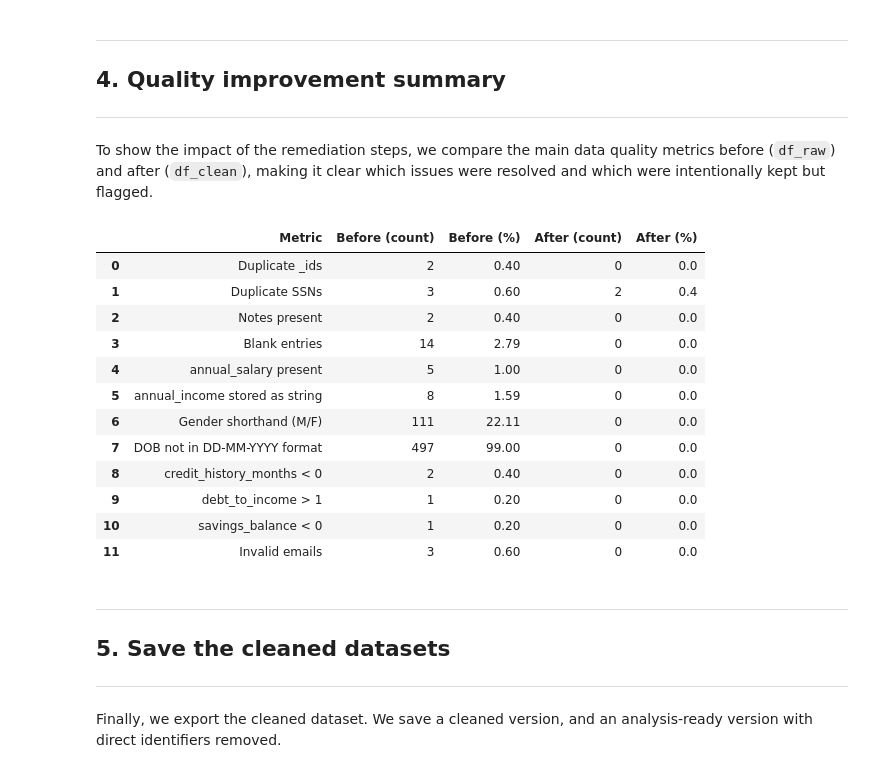
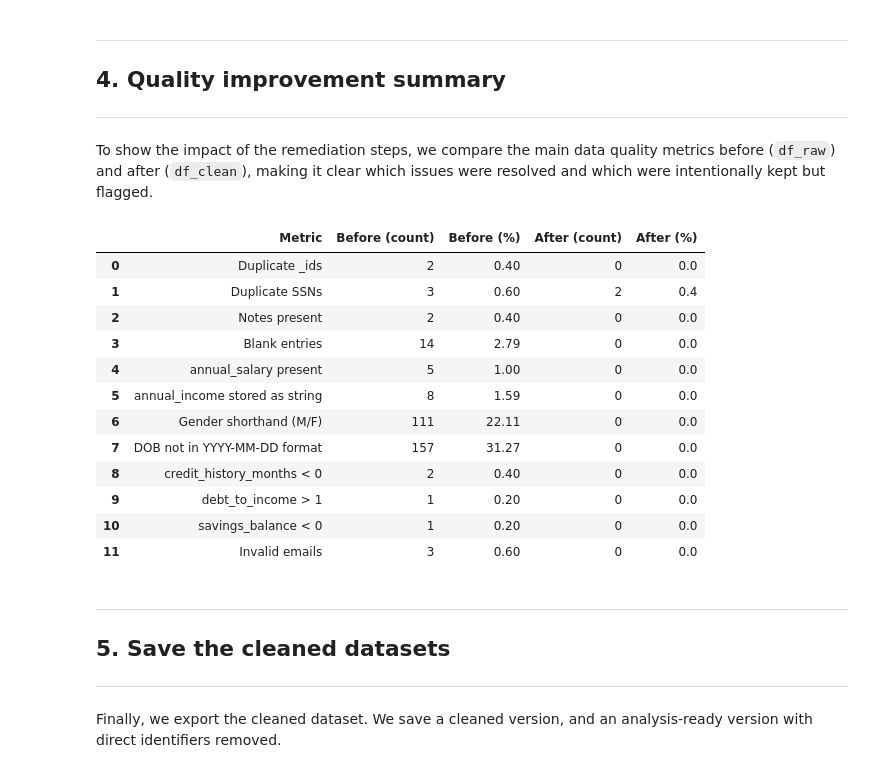
Before and after one commit to catarinapalma01/dego-project-team3, a Jupyter notebook: notebooks/01-data-quality.ipynb, the cells around one changed output. Saved outputs shown, nothing was run; the diff lists cells and outputs as text; code cells hidden in the pictures.

```diff
--- a/notebooks/01-data-quality.ipynb
+++ b/notebooks/01-data-quality.ipynb
@@ -1096,8 +1106,8 @@ dob_dt.loc[m_slash] = pd.to_datetime(dob_raw.loc[m_slash], errors="coerce", form
 m_mdy = m_slash & dob_dt.isna()
 dob_dt.loc[m_mdy] = pd.to_datetime(dob_raw.loc[m_mdy], errors="coerce", format="%m/%d/%Y")
 
-# Store standardized string format (DD-MM-YYYY)
-df_clean["applicant_info.date_of_birth"] = dob_dt.dt.strftime("%d-%m-%Y").astype("string")
+# Store standardized string format (YYYY-MM-DD)
+df_clean["applicant_info.date_of_birth"] = dob_dt.dt.strftime("%Y-%m-%d").astype("string")
 
 # Quick check
 still_bad = dob_raw.notna() & dob_dt.isna()
@@ -1225,48 +1235,49 @@ gender_shorth_after = int(df_clean["applicant_info.gender"].astype("string").isi
 
 rows.append(["Gender shorthand (M/F)", n_M + n_F, pct(n_M + n_F, n_before), gender_shorth_after, pct(gender_shorth_after, n_after)])
 
-# 6) DOB parseability (matches remediation formats: DD-MM-YYYY)
-def dob_not_standard_ddmmyyyy(df):
+# 6) DOB format (matches YYYY-MM-DD)
+def dob_not_standard_yyyymmdd(df):
     dob = df["applicant_info.date_of_birth"].astype("string").str.strip().replace({"": pd.NA})
-    return int((dob.notna() & ~dob.str.match(r"^\d{2}-\d{2}-\d{4}$", na=False)).sum())
+    return int((dob.notna() & ~dob.str.match(r"^\d{4}-\d{2}-\d{2}$", na=False)).sum())
 
-date_format_before = dob_not_standard_ddmmyyyy(df_raw)
-date_format_after = dob_not_standard_ddmmyyyy(df_clean)
-rows.append(["DOB not in DD-MM-YYYY format", date_format_before, pct(date_format_before, n_before), date_format_after, pct(date_format_after, n_after)])
+date_format_before = dob_not_standard_yyyymmdd(df_raw)
+date_format_after  = dob_not_standard_yyyymmdd(df_clean)
+
+rows.append(["DOB not in YYYY-MM-DD format", date_format_before, pct(date_format_before, n_before), date_format_after,  pct(date_format_after,  n_after)])
 
 # 7) Invalid numeric values
 chm_before = (chm < 0).sum()
 chm_after = int(pd.to_numeric(df_clean["financials.credit_history_months"], errors="coerce").lt(0).sum())
 
 dti_before = (dti > 1).sum()
 dti_after = int(pd.to_numeric(df_clean["financials.debt_to_income"], errors="coerce").gt(1).sum())
 
 sb_before = (sav < 0).sum()
 sb_after = int(pd.to_numeric(df_clean["financials.savings_balance"], errors="coerce").lt(0).sum())
 
 rows.append(["credit_history_months < 0", chm_before, pct(chm_before, n_before), chm_after, pct(chm_after, n_after)])
 rows.append(["debt_to_income > 1", dti_before, pct(dti_before, n_before), dti_after, pct(dti_after, n_after)])
 rows.append(["savings_balance < 0", sb_before, pct(sb_before, n_before), sb_after, pct(sb_after, n_after)])
 
 # 8) Email validity
 invalid_email_before = int(missing_at.sum()) + int(bad_domain.sum())
 invalid_email_after = int((email_after.notna() & ~email_after.str.contains("@", na=False)).sum())
 
 rows.append(["Invalid emails", invalid_email_before, pct(invalid_email_before, n_before), invalid_email_after, pct(invalid_email_after, n_after)])
 
 # 9) Build summary table
 summary = pd.DataFrame(rows, columns=["Metric", "Before (count)", "Before (%)", "After (count)", "After (%)"])
 display(summary)
 # %% [output]
 |  | Metric | Before (count) | Before (%) | After (count) | After (%) |
 | 0 | Duplicate _ids | 2 | 0.40 | 0 | 0.0 |
 | 1 | Duplicate SSNs | 3 | 0.60 | 2 | 0.4 |
 | 2 | Notes present | 2 | 0.40 | 0 | 0.0 |
 | 3 | Blank entries | 14 | 2.79 | 0 | 0.0 |
 | 4 | annual_salary present | 5 | 1.00 | 0 | 0.0 |
 | 5 | annual_income stored as string | 8 | 1.59 | 0 | 0.0 |
 | 6 | Gender shorthand (M/F) | 111 | 22.11 | 0 | 0.0 |
-| 7 | DOB not in DD-MM-YYYY format | 497 | 99.00 | 0 | 0.0 |
+| 7 | DOB not in YYYY-MM-DD format | 157 | 31.27 | 0 | 0.0 |
 | 8 | credit_history_months < 0 | 2 | 0.40 | 0 | 0.0 |
 | 9 | debt_to_income > 1 | 1 | 0.20 | 0 | 0.0 |
 | 10 | savings_balance < 0 | 1 | 0.20 | 0 | 0.0 |
```
Also changed, not shown: parts of 5 cells of this notebook, 2 other files.
